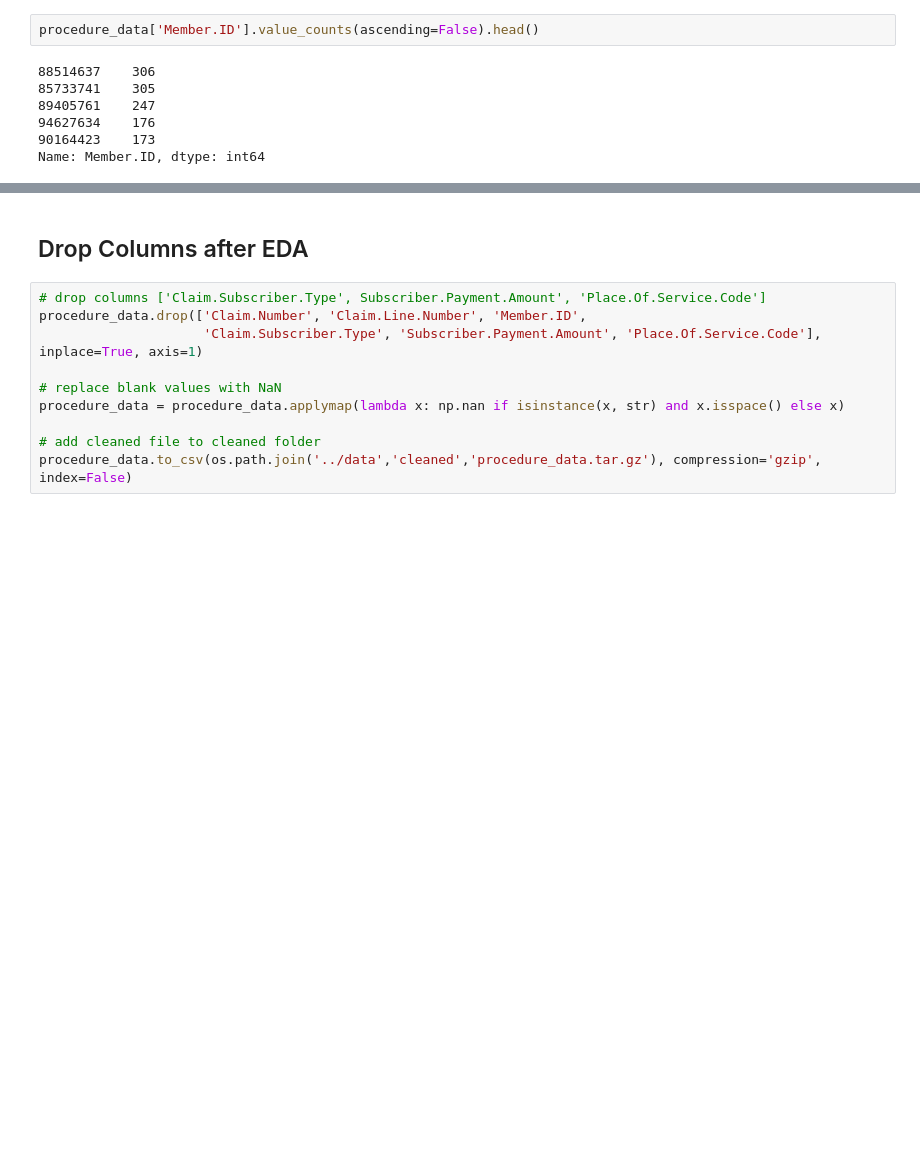
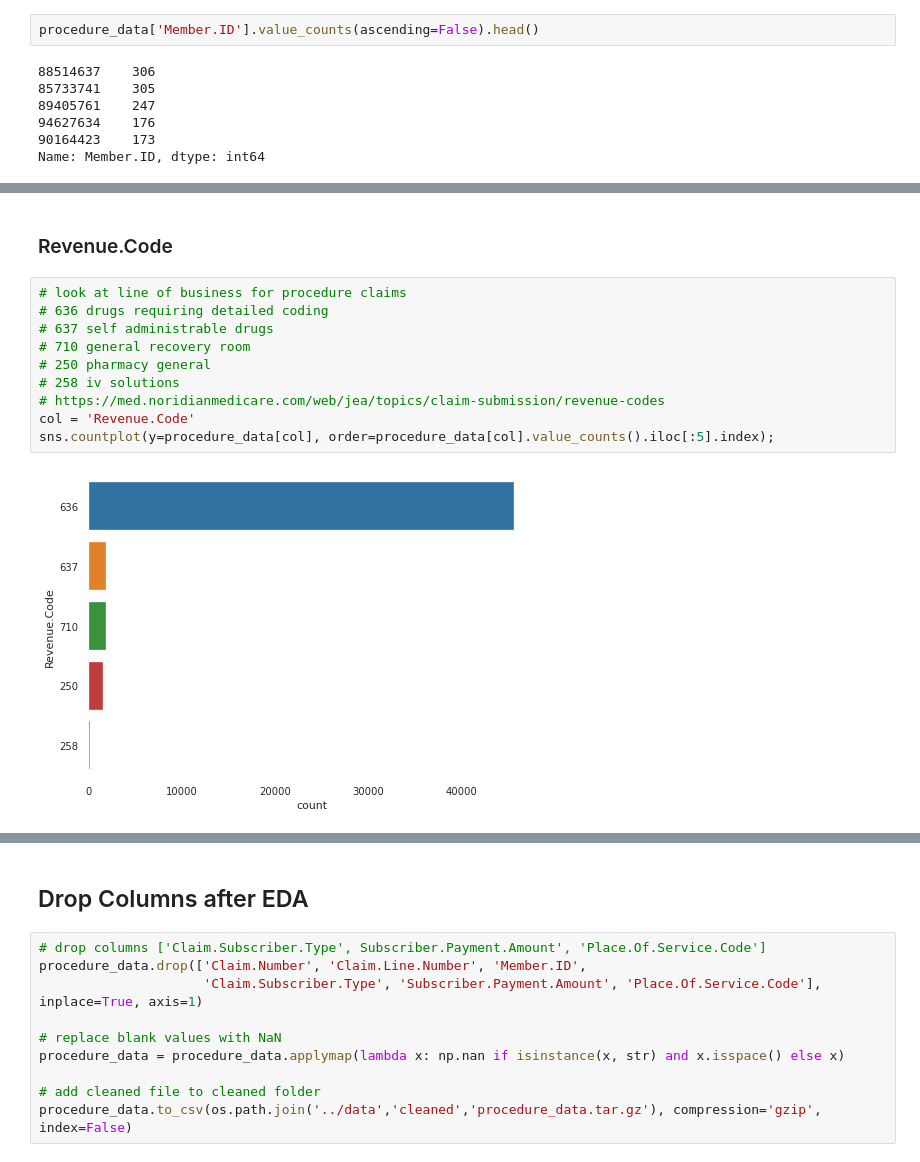
Before and after one commit to narquette/claimassignment, a Jupyter notebook: code/Claim_EDA.ipynb, the cells around one changed output, grey strips where cells are left out. Saved outputs shown, nothing was run; the diff lists cells and outputs as text; blank space fills up the shorter version.

Commit message:
updated coding notebook

```diff
--- a/code/Claim_EDA.ipynb
+++ b/code/Claim_EDA.ipynb
@@ -611,0 +358,14 @@ procedure_data.loc[procedure_data['Member.ID'] == 88514637.0]
+# %% [markdown]
+### Revenue.Code
+# %%
+# look at line of business for procedure claims
+# 636 drugs requiring detailed coding
+# 637 self administrable drugs
+# 710 general recovery room
+# 250 pharmacy general
+# 258 iv solutions
+# https://med.noridianmedicare.com/web/jea/topics/claim-submission/revenue-codes
+col = 'Revenue.Code'
+sns.countplot(y=procedure_data[col], order=procedure_data[col].value_counts().iloc[:5].index);
+# %% [output]
+[figure, added]
```
Also changed, not shown: parts of 135 cells of this notebook, 19 other files.
